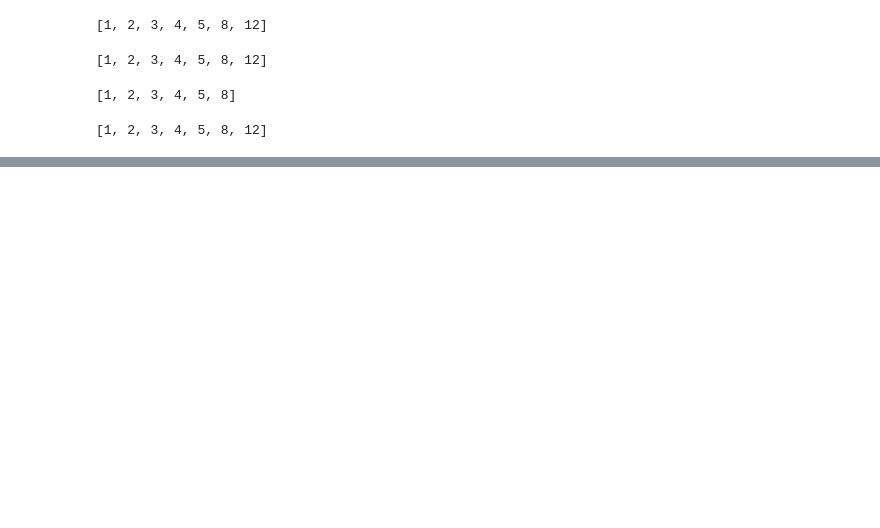
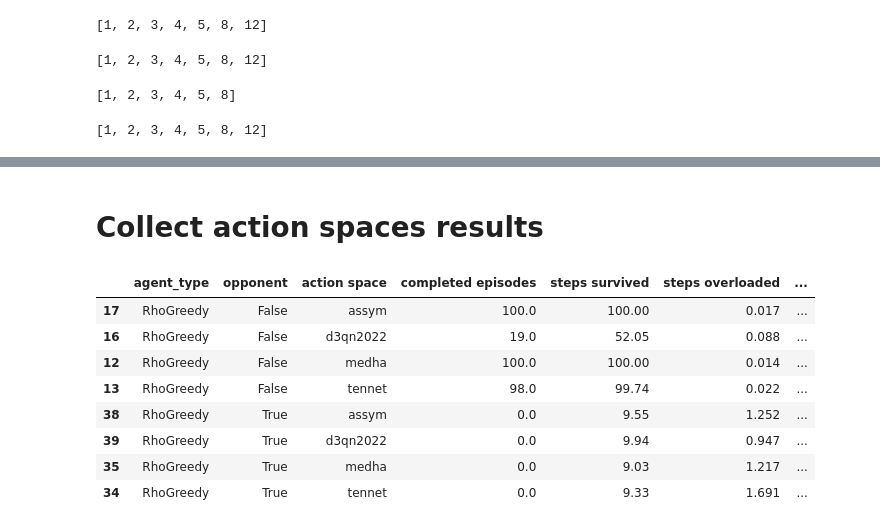
Before and after one commit to EricavanderSar/rl4pnc-survey, a Jupyter notebook: notebooks/SurveyPaper_OverviewTables.ipynb, the cells around one changed output, grey strips where cells are left out. Drawn from its saved outputs; the diff is of its cells as text; code cells hidden in the pictures; blank space fills up the shorter version.

```diff
--- a/notebooks/SurveyPaper_OverviewTables.ipynb
+++ b/notebooks/SurveyPaper_OverviewTables.ipynb
@@ -189,0 +241,29 @@ all_subs_changed
+# %% [markdown]
+# Collect action spaces results
+# %%
+measures = ['agent_type',
+            'opponent',
+            'action space',
+            'completed episodes',
+            'steps survived',
+            'steps overloaded',
+            'agent execution time [ms]',
+            'maximum topology depth',
+            'unique actions',
+            'unique lines in danger',
+            'unqique subs changed',
+            'substations changed'
+           ]
+filter_greedy_actspace = ((df_heur['agent_type'] == "RhoGreedy") & (df_heur['action space'].isin(["medha","tennet","assym","d3qn2022"])) & (df_heur['line_reco']) & ~(df_heur['line_disc']) & (df_heur['reset_topo'].isin([0.0,2.0])) )
+base_heur = df_heur.loc[(filter_greedy_actspace), measures]
+base_heur
+# %% [output]
+|  | agent_type | opponent | action space | completed episodes | steps survived | steps overloaded | ... |
+| 17 | RhoGreedy | False | assym | 100.0 | 100.00 | 0.017 | ... |
+| 16 | RhoGreedy | False | d3qn2022 | 19.0 | 52.05 | 0.088 | ... |
+| 12 | RhoGreedy | False | medha | 100.0 | 100.00 | 0.014 | ... |
+| 13 | RhoGreedy | False | tennet | 98.0 | 99.74 | 0.022 | ... |
+| 38 | RhoGreedy | True | assym | 0.0 | 9.55 | 1.252 | ... |
+| 39 | RhoGreedy | True | d3qn2022 | 0.0 | 9.94 | 0.947 | ... |
+| 35 | RhoGreedy | True | medha | 0.0 | 9.03 | 1.217 | ... |
+| 34 | RhoGreedy | True | tennet | 0.0 | 9.33 | 1.691 | ... |
```
Also changed, not shown: parts of 6 cells of this notebook, 3 other files.
